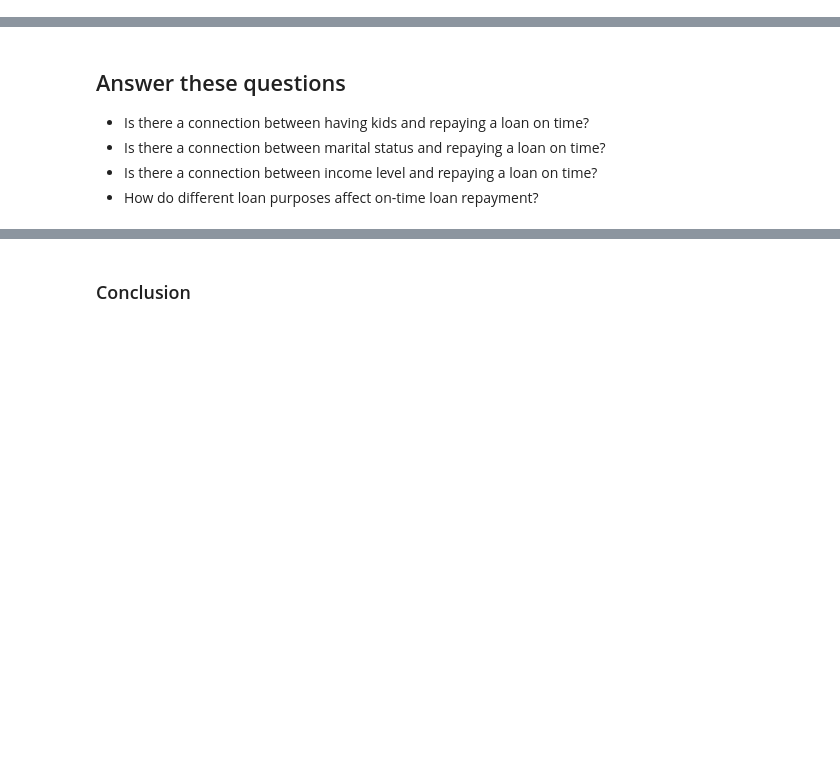
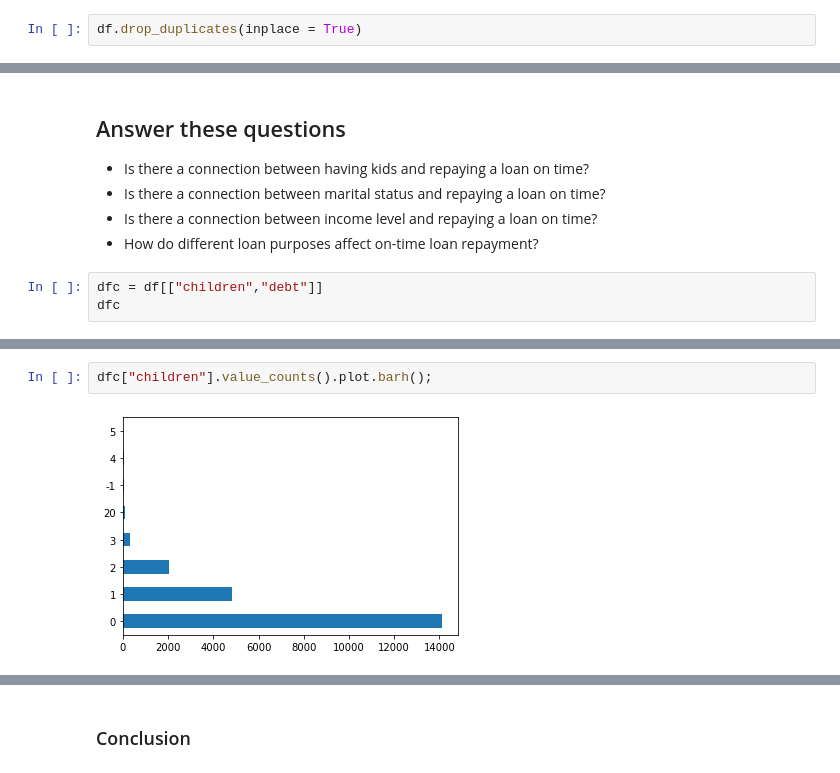
Before and after one commit to huseyintunc04/ds1, a Jupyter notebook: credit_scoring.ipynb, the cells around one changed output, grey strips where cells are left out. Drawn from its saved outputs; the diff is of its cells as text; blank space fills up the shorter version.

```diff
--- a/credit_scoring.ipynb
+++ b/credit_scoring.ipynb
@@ -143,0 +142,2 @@ dtype: object
+# %%
+df.drop_duplicates(inplace = True)
@@ -153,3 +157,6 @@ dtype: object
 - Is there a connection between marital status and repaying a loan on time?
 - Is there a connection between income level and repaying a loan on time?
 - How do different loan purposes affect on-time loan repayment?
+# %%
+dfc = df[["children","debt"]]
+dfc
@@ -155,0 +177,4 @@ dtype: object
+# %%
+dfc["children"].value_counts().plot.barh();
+# %% [output]
+[figure, added]
```
Also changed, not shown: parts of 11 cells of this notebook.
